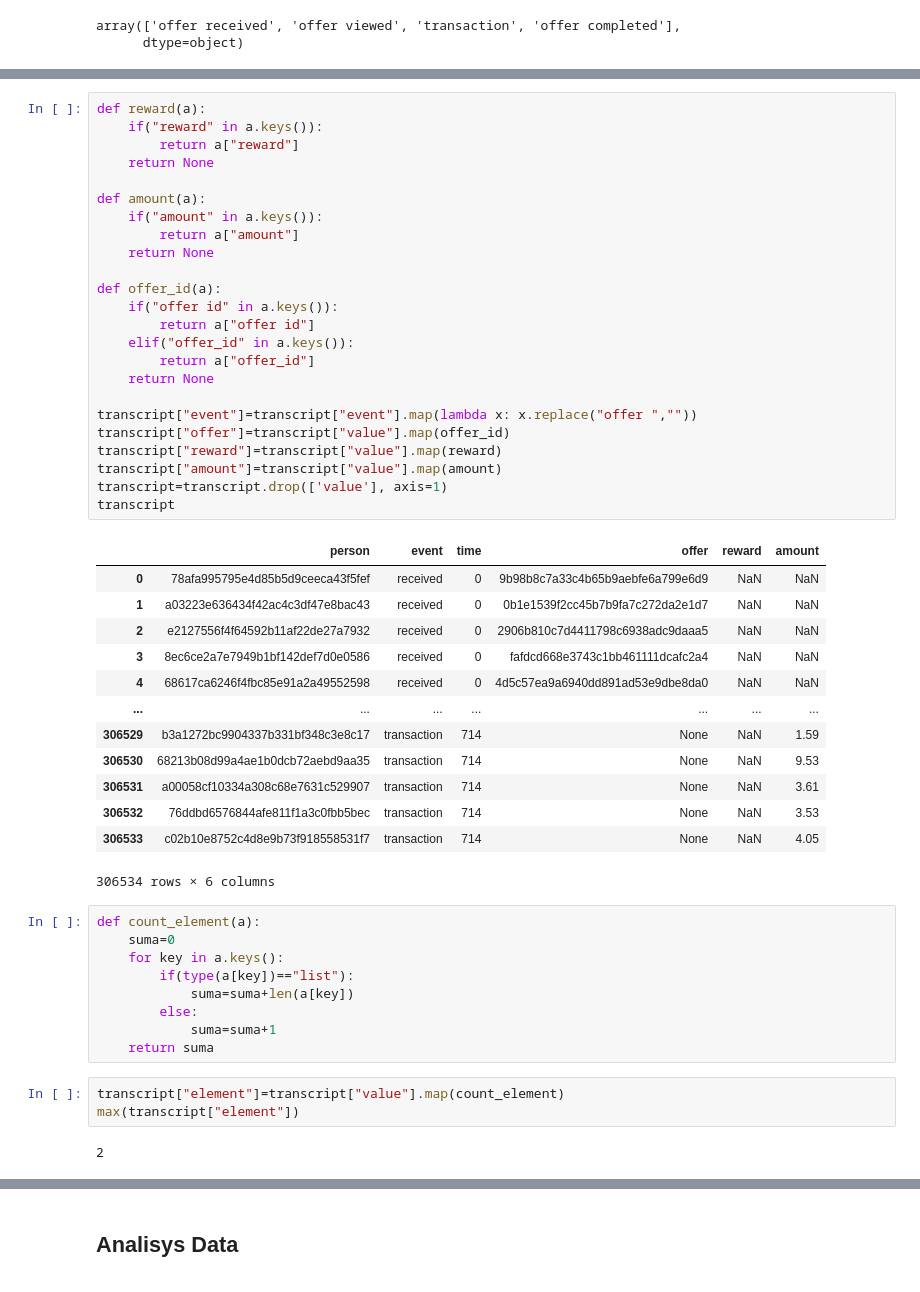
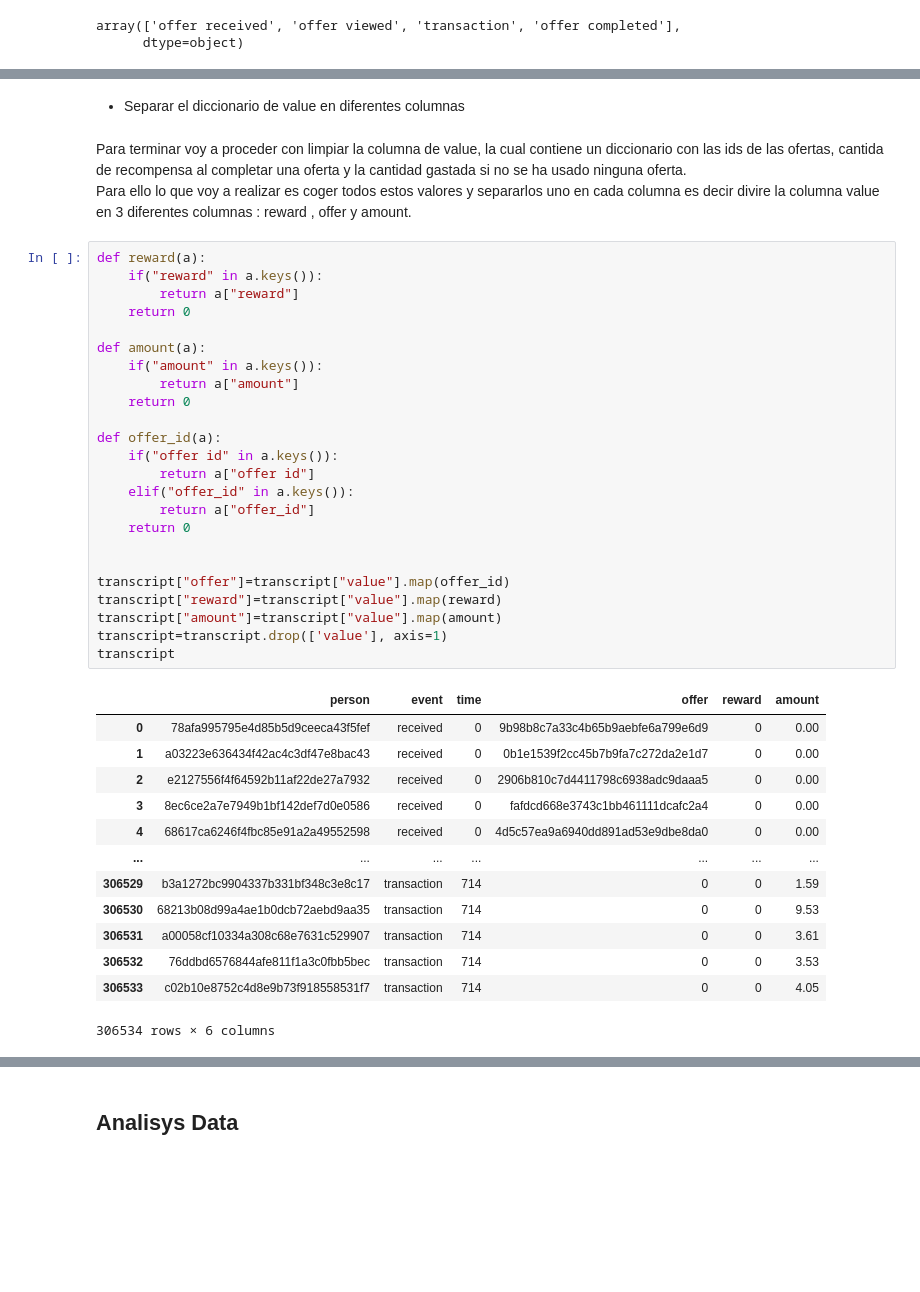
Before and after one commit to DaniMG95/Starbucks_Capstone, a Jupyter notebook: Starbucks_Capstone_notebook.ipynb, the cells around one changed output, grey strips where cells are left out. Drawn from its saved outputs; the diff is of its cells as text; blank space fills up the shorter version.

```diff
--- a/Starbucks_Capstone_notebook.ipynb
+++ b/Starbucks_Capstone_notebook.ipynb
@@ -224,52 +334,43 @@ array(['offer received', 'offer viewed', 'transaction', 'offer completed'],
+# %% [markdown]
+* Separar el diccionario de value en diferentes columnas
+# %% [markdown]
+Para terminar voy a proceder con limpiar la columna de value, la cual contiene un diccionario con las ids de las ofertas, cantida de recompensa al completar una oferta y la cantidad gastada si no se ha usado ninguna oferta.
+Para ello lo que voy a realizar es coger todos estos valores y separarlos uno en cada columna es decir divire la columna value en 3 diferentes columnas : reward , offer y amount.
 # %%
 def reward(a):
     if("reward" in a.keys()):
         return a["reward"]
-    return None
+    return 0
 
 def amount(a):
     if("amount" in a.keys()):
         return a["amount"]
-    return None
+    return 0
 
 def offer_id(a):
     if("offer id" in a.keys()):
         return a["offer id"]
     elif("offer_id" in a.keys()):
         return a["offer_id"]
-    return None
+    return 0
 
-transcript["event"]=transcript["event"].map(lambda x: x.replace("offer ",""))
+
 transcript["offer"]=transcript["value"].map(offer_id)
 transcript["reward"]=transcript["value"].map(reward)
 transcript["amount"]=transcript["value"].map(amount)
 transcript=transcript.drop(['value'], axis=1)
 transcript
 # %% [output]
 |  | person | event | time | offer | reward | amount |
-| 0 | 78afa995795e4d85b5d9ceeca43f5fef | received | 0 | 9b98b8c7a33c4b65b9aebfe6a799e6d9 | NaN | NaN |
-| 1 | a03223e636434f42ac4c3df47e8bac43 | received | 0 | 0b1e1539f2cc45b7b9fa7c272da2e1d7 | NaN | NaN |
-| 2 | e2127556f4f64592b11af22de27a7932 | received | 0 | 2906b810c7d4411798c6938adc9daaa5 | NaN | NaN |
-| 3 | 8ec6ce2a7e7949b1bf142def7d0e0586 | received | 0 | fafdcd668e3743c1bb461111dcafc2a4 | NaN | NaN |
-| 4 | 68617ca6246f4fbc85e91a2a49552598 | received | 0 | 4d5c57ea9a6940dd891ad53e9dbe8da0 | NaN | NaN |
+| 0 | 78afa995795e4d85b5d9ceeca43f5fef | received | 0 | 9b98b8c7a33c4b65b9aebfe6a799e6d9 | 0 | 0.00 |
+| 1 | a03223e636434f42ac4c3df47e8bac43 | received | 0 | 0b1e1539f2cc45b7b9fa7c272da2e1d7 | 0 | 0.00 |
+| 2 | e2127556f4f64592b11af22de27a7932 | received | 0 | 2906b810c7d4411798c6938adc9daaa5 | 0 | 0.00 |
+| 3 | 8ec6ce2a7e7949b1bf142def7d0e0586 | received | 0 | fafdcd668e3743c1bb461111dcafc2a4 | 0 | 0.00 |
+| 4 | 68617ca6246f4fbc85e91a2a49552598 | received | 0 | 4d5c57ea9a6940dd891ad53e9dbe8da0 | 0 | 0.00 |
 | ... | ... | ... | ... | ... | ... | ... |
-| 306529 | b3a1272bc9904337b331bf348c3e8c17 | transaction | 714 | None | NaN | 1.59 |
-| 306530 | 68213b08d99a4ae1b0dcb72aebd9aa35 | transaction | 714 | None | NaN | 9.53 |
-| 306531 | a00058cf10334a308c68e7631c529907 | transaction | 714 | None | NaN | 3.61 |
-| 306532 | 76ddbd6576844afe811f1a3c0fbb5bec | transaction | 714 | None | NaN | 3.53 |
-| 306533 | c02b10e8752c4d8e9b73f918558531f7 | transaction | 714 | None | NaN | 4.05 |
+| 306529 | b3a1272bc9904337b331bf348c3e8c17 | transaction | 714 | 0 | 0 | 1.59 |
+| 306530 | 68213b08d99a4ae1b0dcb72aebd9aa35 | transaction | 714 | 0 | 0 | 9.53 |
+| 306531 | a00058cf10334a308c68e7631c529907 | transaction | 714 | 0 | 0 | 3.61 |
+| 306532 | 76ddbd6576844afe811f1a3c0fbb5bec | transaction | 714 | 0 | 0 | 3.53 |
+| 306533 | c02b10e8752c4d8e9b73f918558531f7 | transaction | 714 | 0 | 0 | 4.05 |
 306534 rows × 6 columns
-# %%
-def count_element(a):
-    suma=0
-    for key in a.keys():
-        if(type(a[key])=="list"):
-            suma=suma+len(a[key])
-        else:
-            suma=suma+1
-    return suma
-# %%
-transcript["element"]=transcript["value"].map(count_element)
-max(transcript["element"])
-# %% [output]
-2
```
Also changed, not shown: parts of 62 cells of this notebook.
